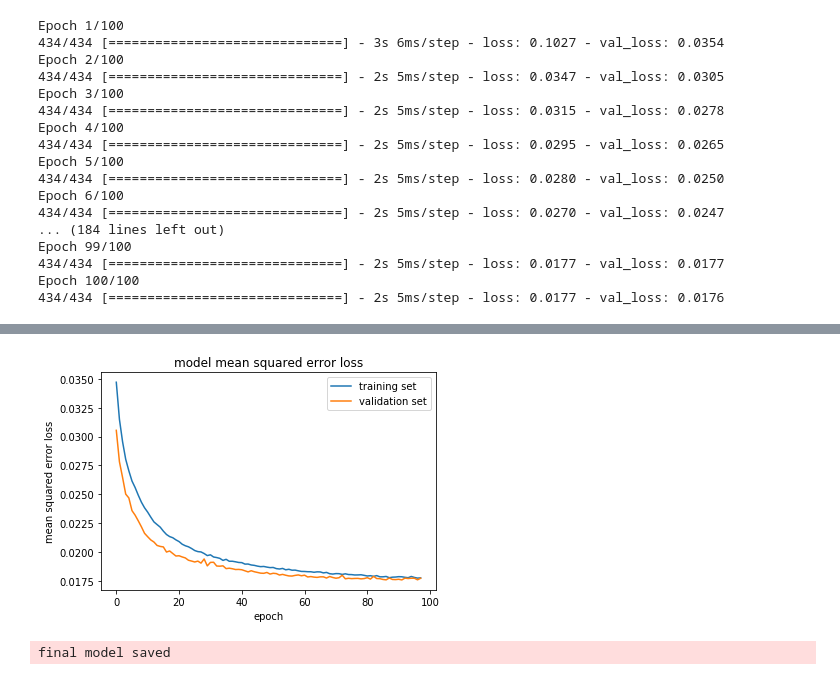
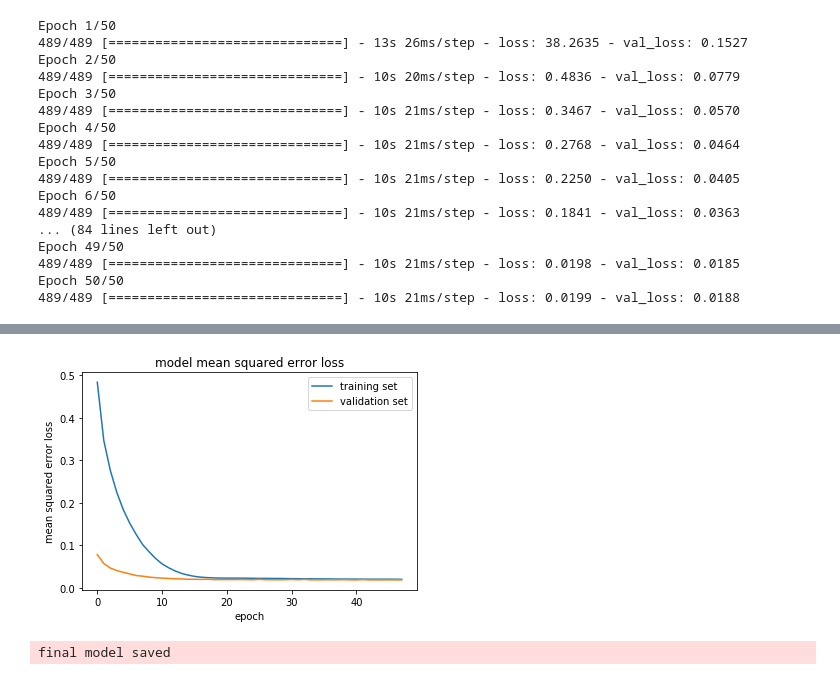
Before and after one commit to WangYuanMike/CarND-Behavioral-Cloning-P3, a Jupyter notebook: model.ipynb, the cells around one changed output, grey strips where cells are left out. Saved outputs shown, nothing was run; the diff lists cells and outputs as text; code cells hidden in the pictures.

```diff
--- a/model.ipynb
+++ b/model.ipynb
@@ -1,20 +1,18 @@
 # %%
 import cv2
+import csv
 import numpy as np
 import matplotlib.pyplot as plt
 
-name = './data/IMG/center_2016_12_01_13_30_48_287.jpg'
+
+name = './data/IMG/center_2016_12_01_13_42_08_402.jpg'
 image = cv2.imread(name)
 print(np.shape(image))
 plt.imshow(image)
 plt.show()
 
-#image = image[65:135, 0:320]
-#print(np.shape(image))
-#plt.imshow(image)
-#plt.show()
-
-image = cv2.resize(image, (224, 224))
+image = image[55:135, 0:320]
+print(np.shape(image))
 plt.imshow(image)
 plt.show()
 
@@ -23,5 +21,17 @@ image = image / 255.0 - 0.5
 print(image[:2,:2])
 plt.imshow(image)
 plt.show()
+
+image = cv2.resize(image, (224, 224))
+plt.imshow(image)
+plt.show()
+
+# Load training data (image file name + steering) from csv file
+with open('./data/driving_log.csv') as csvfile:
+    reader = csv.reader(csvfile)
+    for line in reader:
+        if line[0] == 'IMG/center_2016_12_01_13_42_08_402.jpg':
+            print(line)
+            break
 # %% [output]
 (160, 320, 3)
@@ -230,8 +247,8 @@ y_validation = np.load('bottleneck_labels_validation.npy')
 learning_rates = [1e-3]
 decay_rates = [1e-2]
 batch_sizes = [128]
-dropout_rate = 0.3
-num_epoch = 100
+dropout_rate = 0.5
+num_epoch = 50
 
 # model and history object of various hyperparameters combinations
 hyperparameter_dict = {}
@@ -241,9 +258,9 @@ best_model_history = None
 # Create NVIDIA model
 model = Sequential()
 model.add(Flatten(input_shape=X_train.shape[1:]))
+model.add(Dropout(dropout_rate))
 model.add(Dense(256))
 model.add(Dense(16))
-model.add(Dropout(dropout_rate))
 model.add(Dense(1))
 
 logger.info('model created')
@@ -306,16 +323,12 @@ plt.legend(['training set', 'validation set'], loc='upper right')
 plt.show()
 
 # Prepare for creating final model
-preprocessing_model = Sequential()
-#preprocessing_model.add(Cropping2D(cropping=((65, 25), (0,0)), input_shape=(160, 320, 3)))
-preprocessing_model.add(Lambda(lambda x: tf.image.resize_images(x, size=(224, 224)), input_shape=(160, 320, 3)))
-preprocessing_model.add(Lambda(lambda x: x / 255.0 - 0.5, input_shape=(224, 224, 3)))
-resnet_model = applications.resnet50.ResNet50(include_top=False, weights='imagenet')
+#base_model = applications.resnet50.ResNet50(include_top=False, weights='imagenet')
+base_model = applications.vgg16.VGG16(include_top=False, weights='imagenet')
 
 # Create final model
-image = Input(shape=(160, 320, 3))
-resnet_input = preprocessing_model(image)
-feature_input = resnet_model(resnet_input)
+image = Input(shape=(224, 224, 3))
+feature_input = base_model(image)
 angle = best_model(feature_input)
 final_model = Model(inputs=image, outputs=angle)
 
@@ -331,22 +344,22 @@ X_validation 24
 Hyperparameter combination 1
 learning rate=1.00e-03, decay_rate=1.00e-02, batch size=128
-Epoch 1/100
-434/434 [==============================] - 3s 6ms/step - loss: 0.1027 - val_loss: 0.0354
-Epoch 2/100
-434/434 [==============================] - 2s 5ms/step - loss: 0.0347 - val_loss: 0.0305
-Epoch 3/100
-434/434 [==============================] - 2s 5ms/step - loss: 0.0315 - val_loss: 0.0278
-Epoch 4/100
-434/434 [==============================] - 2s 5ms/step - loss: 0.0295 - val_loss: 0.0265
-Epoch 5/100
-434/434 [==============================] - 2s 5ms/step - loss: 0.0280 - val_loss: 0.0250
-Epoch 6/100
-434/434 [==============================] - 2s 5ms/step - loss: 0.0270 - val_loss: 0.0247
-... (184 lines left out)
-Epoch 99/100
-434/434 [==============================] - 2s 5ms/step - loss: 0.0177 - val_loss: 0.0177
-Epoch 100/100
-434/434 [==============================] - 2s 5ms/step - loss: 0.0177 - val_loss: 0.0176
+Epoch 1/50
+489/489 [==============================] - 13s 26ms/step - loss: 38.2635 - val_loss: 0.1527
+Epoch 2/50
+489/489 [==============================] - 10s 20ms/step - loss: 0.4836 - val_loss: 0.0779
+Epoch 3/50
+489/489 [==============================] - 10s 21ms/step - loss: 0.3467 - val_loss: 0.0570
+Epoch 4/50
+489/489 [==============================] - 10s 21ms/step - loss: 0.2768 - val_loss: 0.0464
+Epoch 5/50
+489/489 [==============================] - 10s 21ms/step - loss: 0.2250 - val_loss: 0.0405
+Epoch 6/50
+489/489 [==============================] - 10s 21ms/step - loss: 0.1841 - val_loss: 0.0363
+... (84 lines left out)
+Epoch 49/50
+489/489 [==============================] - 10s 21ms/step - loss: 0.0198 - val_loss: 0.0185
+Epoch 50/50
+489/489 [==============================] - 10s 21ms/step - loss: 0.0199 - val_loss: 0.0188
 model trained
 Best model so far. Model saved.
 
@@ -355,2 +368,2 @@ learning rate=1.00e-03, decay_rate=1.00e-02, batch size=128, train loss=0.018, v
-[figure, old version]
+[figure, new version]
 final model saved
```
Also changed, not shown: parts of 3 cells of this notebook, 1 other file.
